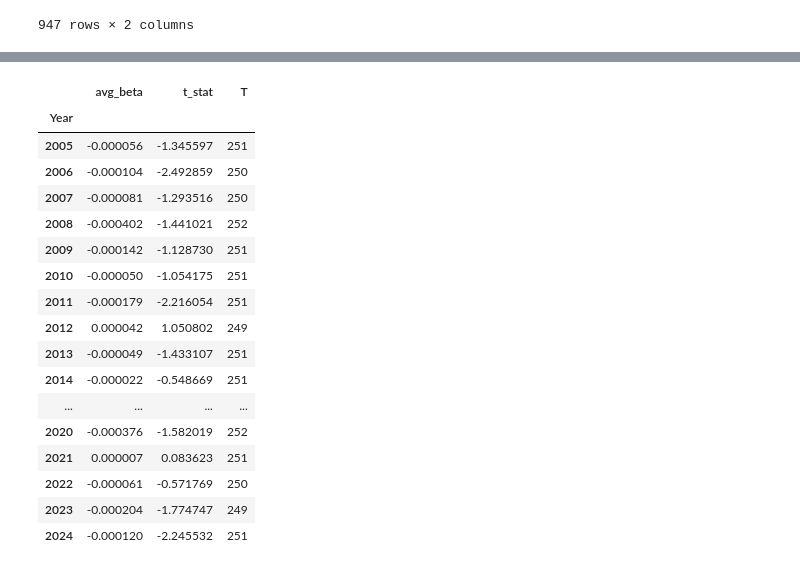
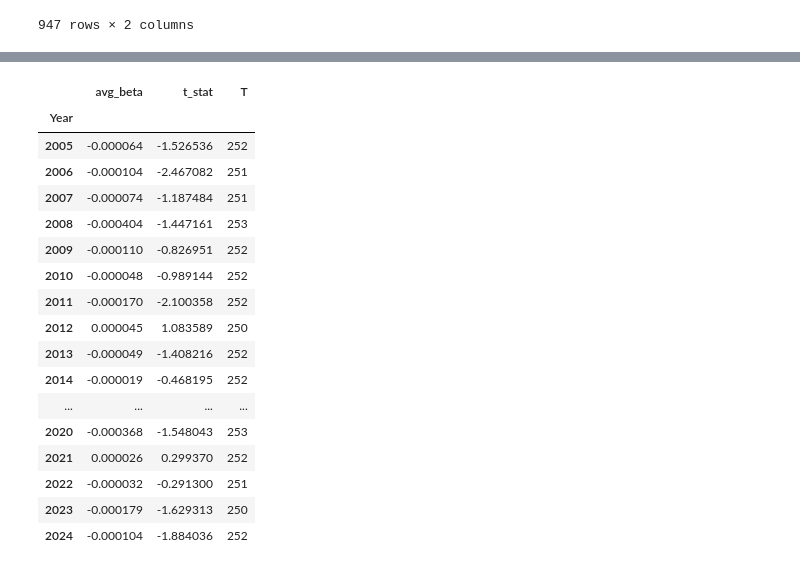
Before and after one commit to KiranReddy0808/FE5214-Introduction-to-quant-investing, a Jupyter notebook: Assignment 2/Assignment2.ipynb, the cells around one changed output, grey strips where cells are left out. Saved outputs shown, nothing was run; the diff lists cells and outputs as text; code cells hidden in the pictures.

```diff
--- a/Assignment 2/Assignment2.ipynb
+++ b/Assignment 2/Assignment2.ipynb
@@ -136,9 +138,6 @@ close_prices = pd.read_csv('../Data/data_us/adjusted.csv')
 close_prices['Date'] = pd.to_datetime(close_prices['Date'], format = "%Y%m%d")
 close_prices = close_prices.set_index('Date')
 
-close_prices.fillna(method='ffill', inplace=True)
-close_prices.fillna(method='bfill', inplace=True)
-
 for key, value in duplicate_stocks.items():
     close_prices.drop(value, axis=1, inplace=True)
 
@@ -175,7 +174,9 @@ for year in univ_list.index.unique():
 
     # Add 5 days from previous year if present
     if year.year - 1 in close_prices_dict:
-        close_prices_dict[year.year] = pd.concat([close_prices_dict[year.year - 1].tail(5), close_prices_dict[year.year]])
+        close_prices_dict[year.year] = pd.concat([close_prices_dict[year.year - 1].tail(21), close_prices_dict[year.year]])
+    if year.year + 1 in close_prices_dict:
+        close_prices_dict[year.year] = pd.concat([close_prices_dict[year.year], close_prices_dict[year.year + 1].head(5)])
 
     close_prices_dict[year.year] = close_prices_dict[year.year][stocks_list]
 
@@ -236,6 +237,8 @@ for year in close_prices_dict.keys():
         norm_five_day_return_dict[year] = five_day_return_dict[year] / volatility_dict[year]
         returns_minus_industry_dict[year] = (np.log(close_prices_dict[year]).diff(1).fillna(0))
 
+
+
         ranks = norm_five_day_return_dict[year].rank(axis=1, method = 'first', ascending=False)
         N = ranks.shape[1]
 
@@ -251,29 +254,29 @@ for year in close_prices_dict.keys():
             mask = tickers[tickers['industry'] == key].index
             mask = [ticker for ticker in mask if ticker in norm_five_day_return_dict[year].columns]
 
-            industry_v_dict[year][key] = norm_five_day_return_dict[year].loc[:, mask].mean(axis=1)
-            industry_returns_dict[year][key] = returns_minus_industry_dict[year].loc[:, mask].mean(axis=1)
-            industry_ranked_v_dict[year][key] = ranked_norm_five_day_return_dict[year].loc[:, mask].mean(axis=1)
+            if mask:
+                industry_v_dict[year][key] = norm_five_day_return_dict[year].loc[:, mask].mean(axis=1)
+                industry_returns_dict[year][key] = returns_minus_industry_dict[year].loc[:, mask].mean(axis=1)
+                industry_ranked_v_dict[year][key] = ranked_norm_five_day_return_dict[year].loc[:, mask].mean(axis=1)
 
+                # subtract the industry average from the stock return
+                norm_five_day_return_dict[year].loc[:, mask] = norm_five_day_return_dict[year].loc[:, mask].sub(industry_v_dict[year][key], axis=0)
 
-            # subtract the industry average from the stock return
-            norm_five_day_return_dict[year].loc[:, mask] = norm_five_day_return_dict[year].loc[:, mask].sub(industry_v_dict[year][key], axis=0)
+                ranked_norm_five_day_return_dict[year].loc[:, mask] = ranked_norm_five_day_return_dict[year].loc[:, mask].sub(industry_ranked_v_dict[year][key], axis=0)
 
-            ranked_norm_five_day_return_dict[year].loc[:, mask] = ranked_norm_five_day_return_dict[year].loc[:, mask].sub(industry_ranked_v_dict[year][key], axis=0)
-
-            # Subtract the industry returns
-            returns_minus_industry_dict[year].loc[:, mask] = returns_minus_industry_dict[year].loc[:, mask].sub(industry_returns_dict[year][key], axis=0)
+                # Subtract the industry returns
+                returns_minus_industry_dict[year].loc[:, mask] = returns_minus_industry_dict[year].loc[:, mask].sub(industry_returns_dict[year][key], axis=0)
 
         norm_five_day_return_dict[year] = norm_five_day_return_dict[year].loc[str(year)]
         ranked_norm_five_day_return_dict[year] = ranked_norm_five_day_return_dict[year].loc[str(year)]
-        returns_minus_industry_dict[year] = returns_minus_industry_dict[year].loc[str(year)].shift(-1).dropna()
+        returns_minus_industry_dict[year] = returns_minus_industry_dict[year].shift(-1).loc[str(year)]
 
         beta_dict[year] = {}
         rsquared_dict[year] = {}
         ranked_beta_dict[year] = {}
         ranked_rsquared_dict[year] = {}
 
-        for t in norm_five_day_return_dict[year].index[:-1]:  # Exclude the last period as it doesn't have t+1 returns
+        for t in norm_five_day_return_dict[year].index:
             # Dependent variable: returns at time t+1
             R_t1 = returns_minus_industry_dict[year].loc[t]
 
@@ -283,10 +286,10 @@ for year in close_prices_dict.keys():
             ranked_v_t = ranked_norm_five_day_return_dict[year].loc[t]
 
              # Calculate beta(t)
-            beta_t = (R_t1 * v_t).sum() / (v_t * v_t).sum()
+            beta_t = (R_t1 * v_t).sum() / (v_t ** 2).sum()
             beta_dict[year][t] = beta_t
 
-            ranked_beta_t = (R_t1 * ranked_v_t).sum() / (ranked_v_t * ranked_v_t).sum()
+            ranked_beta_t = (R_t1 * ranked_v_t).sum() / (ranked_v_t ** 2).sum()
             ranked_beta_dict[year][t] = ranked_beta_t
 
 
@@ -303,34 +306,35 @@ for year in close_prices_dict.keys():
 # %%
 summary_df = pd.DataFrame(columns=['Year', 'avg_beta', 't_stat', 'T'])
 
 for year in beta_dict.keys():
     avg_beta = np.mean(list(beta_dict[year].values()))
-    t_stat = np.sqrt(len(beta_dict[year])) * avg_beta / np.std(list(beta_dict[year].values()))
     T = len(beta_dict[year])
+    t_stat = np.sqrt(T) * avg_beta / np.std(list(beta_dict[year].values()))
+
 
     summary_df.loc[len(summary_df)] = [str(year), avg_beta, t_stat, T]
 
 summary_df.set_index('Year', inplace=True)
 display(summary_df)
 # %% [output]
 |  | avg_beta | t_stat | T |
 | Year |  |  |  |
-| 2005 | -0.000056 | -1.345597 | 251 |
-| 2006 | -0.000104 | -2.492859 | 250 |
-| 2007 | -0.000081 | -1.293516 | 250 |
-| 2008 | -0.000402 | -1.441021 | 252 |
-| 2009 | -0.000142 | -1.128730 | 251 |
-| 2010 | -0.000050 | -1.054175 | 251 |
-| 2011 | -0.000179 | -2.216054 | 251 |
-| 2012 | 0.000042 | 1.050802 | 249 |
-| 2013 | -0.000049 | -1.433107 | 251 |
-| 2014 | -0.000022 | -0.548669 | 251 |
+| 2005 | -0.000064 | -1.526536 | 252 |
+| 2006 | -0.000104 | -2.467082 | 251 |
+| 2007 | -0.000074 | -1.187484 | 251 |
+| 2008 | -0.000404 | -1.447161 | 253 |
+| 2009 | -0.000110 | -0.826951 | 252 |
+| 2010 | -0.000048 | -0.989144 | 252 |
+| 2011 | -0.000170 | -2.100358 | 252 |
+| 2012 | 0.000045 | 1.083589 | 250 |
+| 2013 | -0.000049 | -1.408216 | 252 |
+| 2014 | -0.000019 | -0.468195 | 252 |
 | ... | ... | ... | ... |
-| 2020 | -0.000376 | -1.582019 | 252 |
-| 2021 | 0.000007 | 0.083623 | 251 |
-| 2022 | -0.000061 | -0.571769 | 250 |
-| 2023 | -0.000204 | -1.774747 | 249 |
-| 2024 | -0.000120 | -2.245532 | 251 |
+| 2020 | -0.000368 | -1.548043 | 253 |
+| 2021 | 0.000026 | 0.299370 | 252 |
+| 2022 | -0.000032 | -0.291300 | 251 |
+| 2023 | -0.000179 | -1.629313 | 250 |
+| 2024 | -0.000104 | -1.884036 | 252 |
 # %%
 ranked_summary_df = pd.DataFrame(columns=['Year', 'avg_beta', 't_stat', 'T'])
 
```
Also changed, not shown: parts of 5 cells of this notebook, 7 other files.
